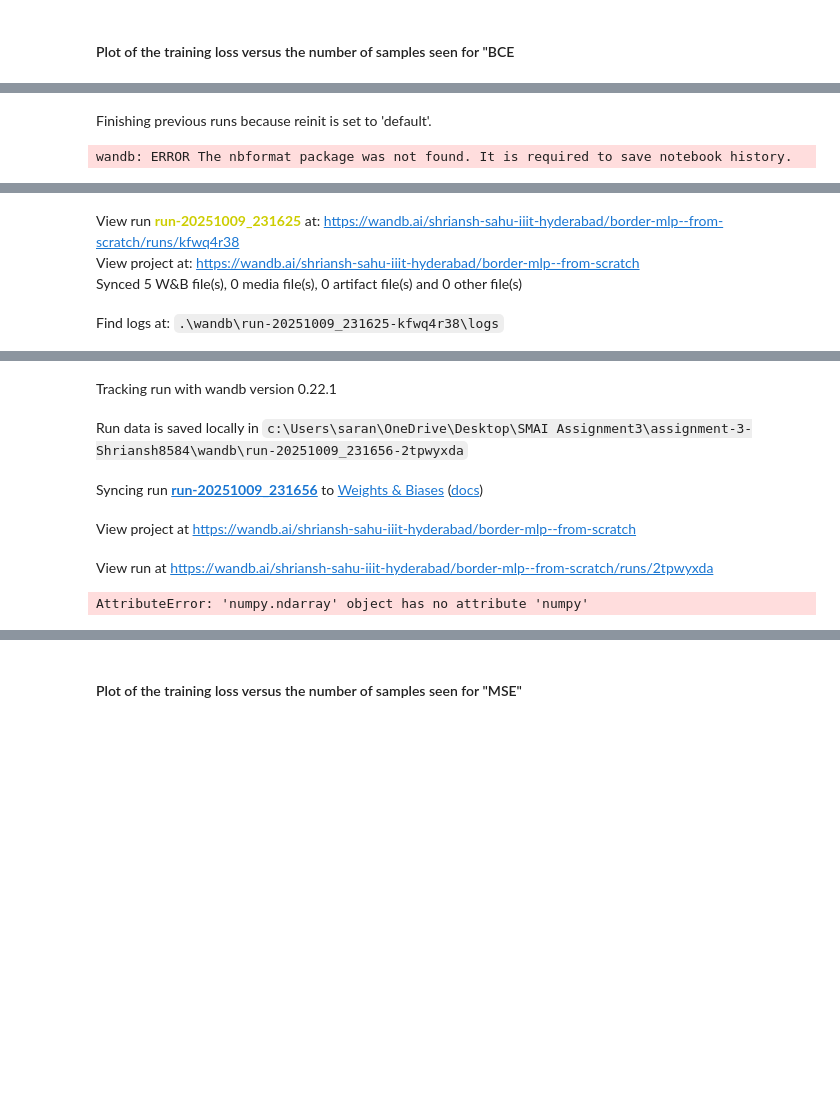
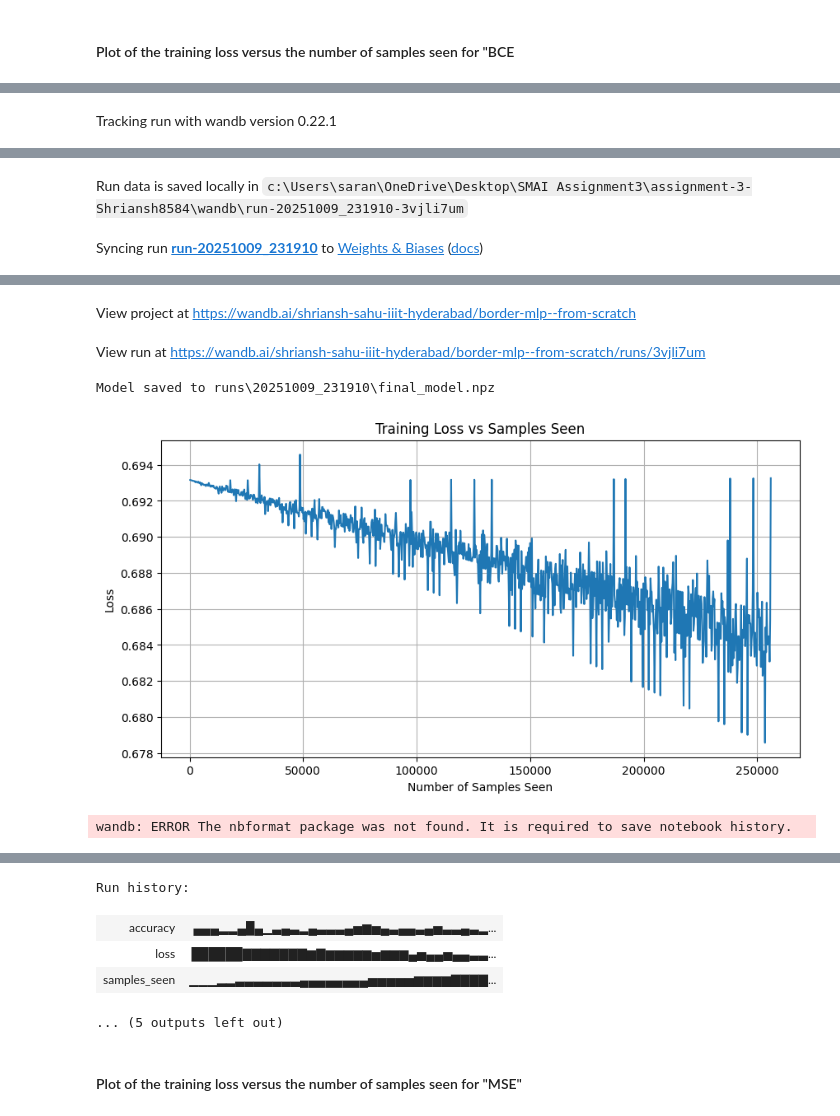
Before and after one commit to Shriansh4474/High-Fidelity-Image-Reconstruction, a Jupyter notebook: Ques1.ipynb, the cells around one changed output, grey strips where cells are left out. Cells and saved outputs as stored; diff of their text form; code cells hidden in the pictures; blank space fills up the shorter version.

```diff
--- a/Ques1.ipynb
+++ b/Ques1.ipynb
@@ -426,7 +426,7 @@ Corresponding Labels:
 # %%
 IMAGE_FILE = 'border.png'
 Epochs = 100
-Learning_Rate = 0.0005
+Learning_Rate = 0.0001
 Batch_size = 64
 Grad_Accumulation_Steps = 4
 
@@ -455,2 +456 @@ train_model(
-Finishing previous runs because reinit is set to 'default'.
+Tracking run with wandb version 0.22.1
-wandb: ERROR The nbformat package was not found. It is required to save notebook history.
@@ -458,4 +457,2 @@ wandb: ERROR The nbformat package was not found. It is required to save notebook
-View run run-20251009_231625 at: https://wandb.ai/shriansh-sahu-iiit-hyderabad/border-mlp--from-scratch/runs/kfwq4r38
-View project at: https://wandb.ai/shriansh-sahu-iiit-hyderabad/border-mlp--from-scratch
-Synced 5 W&B file(s), 0 media file(s), 0 artifact file(s) and 0 other file(s)
+Run data is saved locally in c:\Users\saran\OneDrive\Desktop\SMAI Assignment3\assignment-3-Shriansh8584\wandb\run-20251009_231910-3vjli7um
-Find logs at: .\wandb\run-20251009_231625-kfwq4r38\logs
+Syncing run run-20251009_231910 to Weights & Biases (docs)
@@ -463,6 +459,5 @@ Find logs at: .\wandb\run-20251009_231625-kfwq4r38\logs
-Tracking run with wandb version 0.22.1
+View project at https://wandb.ai/shriansh-sahu-iiit-hyderabad/border-mlp--from-scratch
-Run data is saved locally in c:\Users\saran\OneDrive\Desktop\SMAI Assignment3\assignment-3-Shriansh8584\wandb\run-20251009_231656-2tpwyxda
+View run at https://wandb.ai/shriansh-sahu-iiit-hyderabad/border-mlp--from-scratch/runs/3vjli7um
-Syncing run run-20251009_231656 to Weights & Biases (docs)
-View project at https://wandb.ai/shriansh-sahu-iiit-hyderabad/border-mlp--from-scratch
-View run at https://wandb.ai/shriansh-sahu-iiit-hyderabad/border-mlp--from-scratch/runs/2tpwyxda
+Model saved to runs\20251009_231910\final_model.npz
+[figure, added]
-AttributeError: 'numpy.ndarray' object has no attribute 'numpy'
+wandb: ERROR The nbformat package was not found. It is required to save notebook history.
@@ -469,3 +465,8 @@ AttributeError: 'numpy.ndarray' object has no attribute 'numpy'
+Run history:
+| accuracy | ▄▄▄▂▂▄█▄▁▃▄▃▂▄▃▃▃▄▅▆▅▄▃▄▄▃▄▅▃▃▄▃▂... |
+| loss | ██████▇▇▇▇▇▇▇▆▇▆▆▆▆▆▅▆▆▆▄▅▄▄▅▄▄▃▃... |
+| samples_seen | ▁▁▁▂▂▃▃▃▃▃▃▃▄▄▄▄▄▄▄▄▅▅▅▅▅▆▆▆▆▇▇▇▇... |
+... (5 outputs left out)
 # %% [markdown]
 #### Plot of the training loss versus the number of samples seen for "MSE"
 # %%
```
Also changed, not shown: parts of 2 cells of this notebook.
